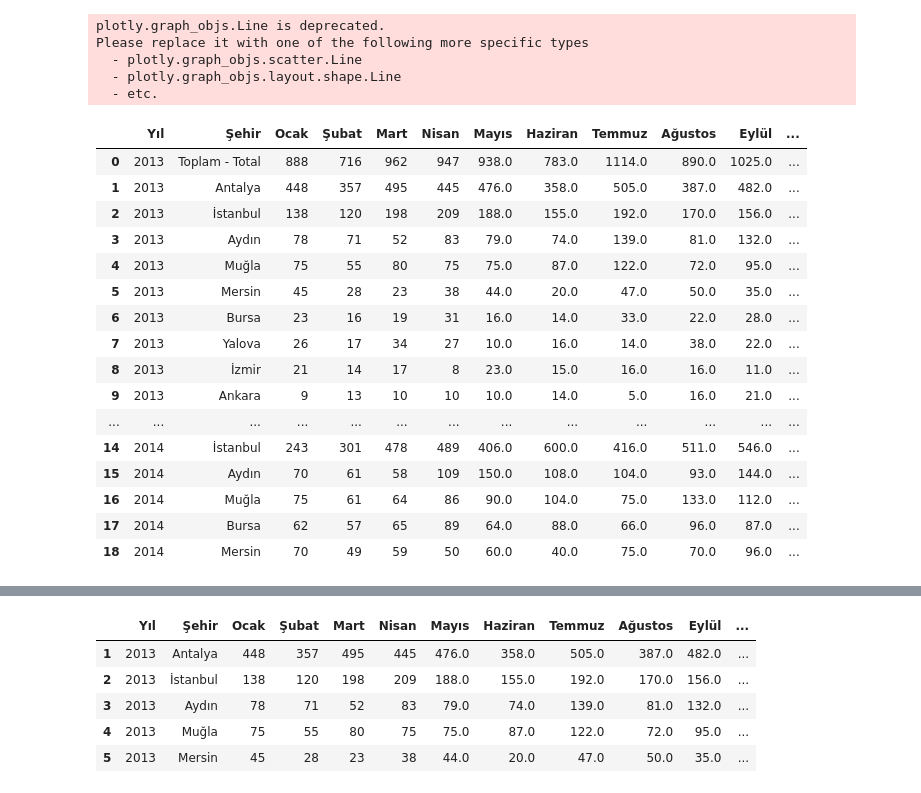
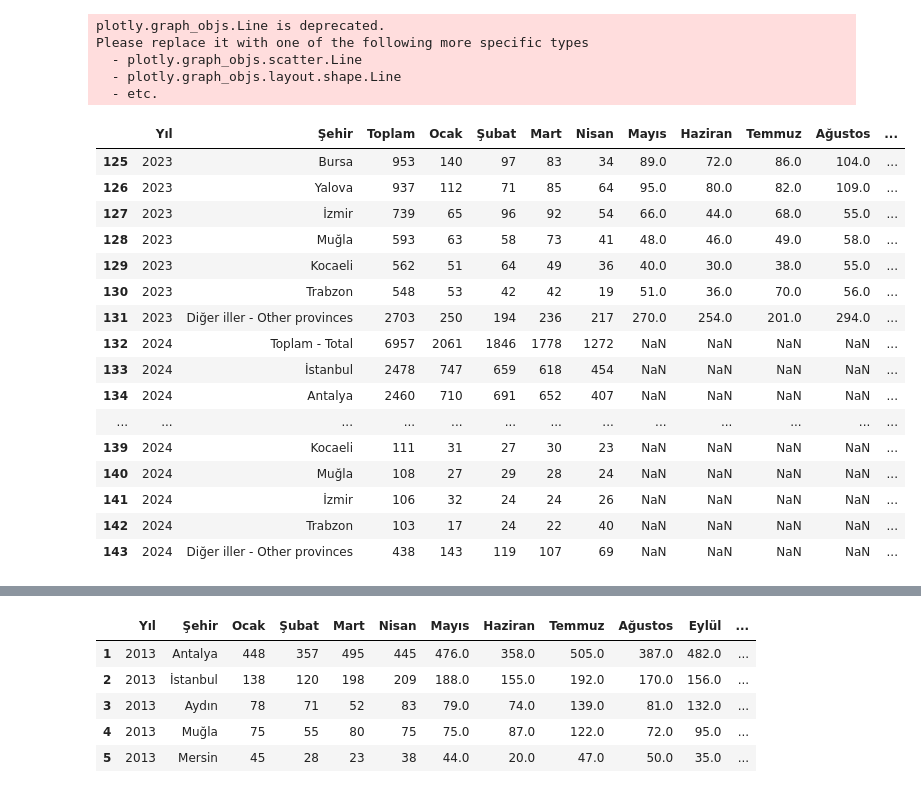
Before and after one commit to Zakerous76/analythings-viz-2-fastAPI-integration, a Jupyter notebook: fastAPI-tutorials/developement.ipynb, the cells around one changed output, grey strips where cells are left out. Drawn from its saved outputs; the diff is of its cells as text; code cells hidden in the pictures.

```diff
--- a/fastAPI-tutorials/developement.ipynb
+++ b/fastAPI-tutorials/developement.ipynb
@@ -158,31 +158,32 @@ def total_sales(df_granular):
 fig = total_sales(df_granular)
 fig.show()
 # %%
-df_f = pd.read_excel("./datasets/İllere göre yabancılara satış sayısı.xls")
+df_f = pd.read_excel("./datasets/İllere göre yabancılara konut satış sayısı.xls")
 df_f.rename(columns={'Unnamed: 1': 'Şehir'}, inplace=True)
+df_f.tail(14)
 
-df_f_total = df_f.dropna().drop(["Şehir", "Toplam"], axis=1)#.set_index("Yıl")
+df_f_total = df_f[df_f['Şehir'] == "Toplam - Total"].drop(["Şehir", "Toplam"], axis=1)#.set_index("Yıl")
 df_f_total["Yıl"] = df_f_total["Yıl"].astype(int)
 # df_f_total.index = df_f_total.index.astype(int)
 
-df_f = df_f.ffill().drop("Toplam", axis=1)
-df_f["Yıl"] = df_f["Yıl"].astype(int)
-df_f.head(19)
+df_f["Yıl"] = df_f["Yıl"].ffill().astype(int)
+df_f.drop("Toplam", axis=1, inplace=True)
+df_f.tail(19)
 # %% [output]
-|  | Yıl | Şehir | Ocak | Şubat | Mart | Nisan | Mayıs | Haziran | Temmuz | Ağustos | Eylül | ... |
-| 0 | 2013 | Toplam - Total | 888 | 716 | 962 | 947 | 938.0 | 783.0 | 1114.0 | 890.0 | 1025.0 | ... |
-| 1 | 2013 | Antalya | 448 | 357 | 495 | 445 | 476.0 | 358.0 | 505.0 | 387.0 | 482.0 | ... |
-| 2 | 2013 | İstanbul | 138 | 120 | 198 | 209 | 188.0 | 155.0 | 192.0 | 170.0 | 156.0 | ... |
-| 3 | 2013 | Aydın | 78 | 71 | 52 | 83 | 79.0 | 74.0 | 139.0 | 81.0 | 132.0 | ... |
-| 4 | 2013 | Muğla | 75 | 55 | 80 | 75 | 75.0 | 87.0 | 122.0 | 72.0 | 95.0 | ... |
-| 5 | 2013 | Mersin | 45 | 28 | 23 | 38 | 44.0 | 20.0 | 47.0 | 50.0 | 35.0 | ... |
-| 6 | 2013 | Bursa | 23 | 16 | 19 | 31 | 16.0 | 14.0 | 33.0 | 22.0 | 28.0 | ... |
-| 7 | 2013 | Yalova | 26 | 17 | 34 | 27 | 10.0 | 16.0 | 14.0 | 38.0 | 22.0 | ... |
-| 8 | 2013 | İzmir | 21 | 14 | 17 | 8 | 23.0 | 15.0 | 16.0 | 16.0 | 11.0 | ... |
-| 9 | 2013 | Ankara | 9 | 13 | 10 | 10 | 10.0 | 14.0 | 5.0 | 16.0 | 21.0 | ... |
+|  | Yıl | Şehir | Toplam | Ocak | Şubat | Mart | Nisan | Mayıs | Haziran | Temmuz | Ağustos | ... |
+| 125 | 2023 | Bursa | 953 | 140 | 97 | 83 | 34 | 89.0 | 72.0 | 86.0 | 104.0 | ... |
+| 126 | 2023 | Yalova | 937 | 112 | 71 | 85 | 64 | 95.0 | 80.0 | 82.0 | 109.0 | ... |
+| 127 | 2023 | İzmir | 739 | 65 | 96 | 92 | 54 | 66.0 | 44.0 | 68.0 | 55.0 | ... |
+| 128 | 2023 | Muğla | 593 | 63 | 58 | 73 | 41 | 48.0 | 46.0 | 49.0 | 58.0 | ... |
+| 129 | 2023 | Kocaeli | 562 | 51 | 64 | 49 | 36 | 40.0 | 30.0 | 38.0 | 55.0 | ... |
+| 130 | 2023 | Trabzon | 548 | 53 | 42 | 42 | 19 | 51.0 | 36.0 | 70.0 | 56.0 | ... |
+| 131 | 2023 | Diğer iller - Other provinces | 2703 | 250 | 194 | 236 | 217 | 270.0 | 254.0 | 201.0 | 294.0 | ... |
+| 132 | 2024 | Toplam - Total | 6957 | 2061 | 1846 | 1778 | 1272 | NaN | NaN | NaN | NaN | ... |
+| 133 | 2024 | İstanbul | 2478 | 747 | 659 | 618 | 454 | NaN | NaN | NaN | NaN | ... |
+| 134 | 2024 | Antalya | 2460 | 710 | 691 | 652 | 407 | NaN | NaN | NaN | NaN | ... |
 | ... | ... | ... | ... | ... | ... | ... | ... | ... | ... | ... | ... | ... |
-| 14 | 2014 | İstanbul | 243 | 301 | 478 | 489 | 406.0 | 600.0 | 416.0 | 511.0 | 546.0 | ... |
-| 15 | 2014 | Aydın | 70 | 61 | 58 | 109 | 150.0 | 108.0 | 104.0 | 93.0 | 144.0 | ... |
-| 16 | 2014 | Muğla | 75 | 61 | 64 | 86 | 90.0 | 104.0 | 75.0 | 133.0 | 112.0 | ... |
-| 17 | 2014 | Bursa | 62 | 57 | 65 | 89 | 64.0 | 88.0 | 66.0 | 96.0 | 87.0 | ... |
-| 18 | 2014 | Mersin | 70 | 49 | 59 | 50 | 60.0 | 40.0 | 75.0 | 70.0 | 96.0 | ... |
+| 139 | 2024 | Kocaeli | 111 | 31 | 27 | 30 | 23 | NaN | NaN | NaN | NaN | ... |
+| 140 | 2024 | Muğla | 108 | 27 | 29 | 28 | 24 | NaN | NaN | NaN | NaN | ... |
+| 141 | 2024 | İzmir | 106 | 32 | 24 | 24 | 26 | NaN | NaN | NaN | NaN | ... |
+| 142 | 2024 | Trabzon | 103 | 17 | 24 | 22 | 40 | NaN | NaN | NaN | NaN | ... |
+| 143 | 2024 | Diğer iller - Other provinces | 438 | 143 | 119 | 107 | 69 | NaN | NaN | NaN | NaN | ... |
```
Also changed, not shown: parts of 9 cells of this notebook, 3 other files.
